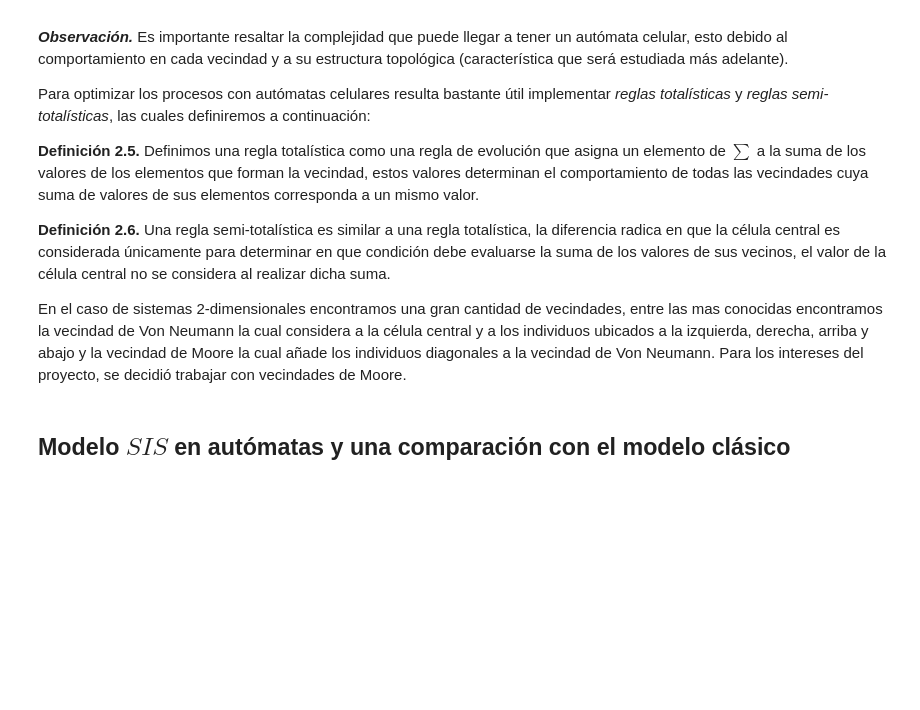
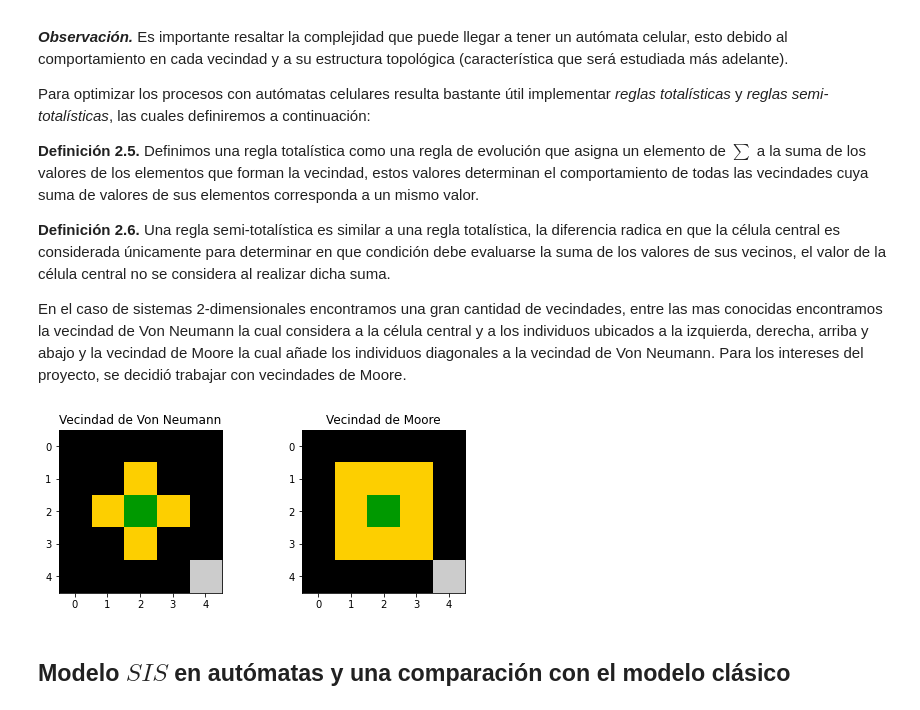
Before and after one commit to Grupo-de-simulacion-con-automatas/CAsimulations-Modelacion-de-dinamicas-topologicas-en-la-propagacion-de-una-enfermedad-usando-CA, a Jupyter notebook: Codigo/Cuaderno actualizado del proyecto CAsimulations.ipynb, the cells around one changed output. Drawn from its saved outputs; the diff is of its cells as text; code cells hidden in the pictures; blank space fills up the shorter version.

```diff
--- a/Codigo/Cuaderno actualizado del proyecto CAsimulations.ipynb
+++ b/Codigo/Cuaderno actualizado del proyecto CAsimulations.ipynb
@@ -198,24 +183,23 @@ def identificador(neighborhoodType,system,i,j):
     # principal
     return (vicinityOf_ij, masterCell)
 # %%
-# Vecindad_Moore = np.zeros((3,3))
-# Vecindad_Moore[1,1] = 2
-# Vecindad_Von_Neumann = np.ones((3,3))
-# Vecindad_Von_Neumann[0:,1] = 0
-# Vecindad_Von_Neumann[1,0:]=0
-# Vecindad_Von_Neumann[1,1]=2
+Vecindad_Moore = np.zeros((3,3)); Vecindad_Moore[1,1] = 2
+Vecindad_Von_Neumann = np.ones((3,3))
+Vecindad_Von_Neumann[0:,1]=0; Vecindad_Von_Neumann[1,0:]=0; Vecindad_Von_Neumann[1,1]=2
 
-# plt.subplot(1,2,1)
-# plt.title("Vecindad de Von Neumann")
-# plt.imshow(color(Von_Neumann(Vecindad_Von_Neumann,1,1)[0]),
-#            cmap="nipy_spectral", interpolation='nearest')
+figsize(8,3)
 
-# plt.subplot(1,2,2)
-# plt.title("Vecindad de Moore")
-# plt.imshow(color(Moore(Vecindad_Moore,1,1)[0]), cmap="nipy_spectral",
-#            interpolation='nearest')
+plt.subplot(1,2,1)
+plt.title("Vecindad de Von Neumann")
+plt.imshow(color(Von_Neumann(Vecindad_Von_Neumann,1,1)[0]),cmap="nipy_spectral", interpolation='nearest')
 
-# plt.show()
+plt.subplot(1,2,2)
+plt.title("Vecindad de Moore")
+plt.imshow(color(Moore(Vecindad_Moore,1,1)[0]), cmap="nipy_spectral",interpolation='nearest')
+
+plt.show()
+# %% [output]
+[figure, added]
 # %% [markdown]
 ## Modelo $SIS$ en autómatas y una comparación con el modelo clásico
 # %% [markdown]
```
Also changed, not shown: parts of 30 cells of this notebook, 2 other files.
